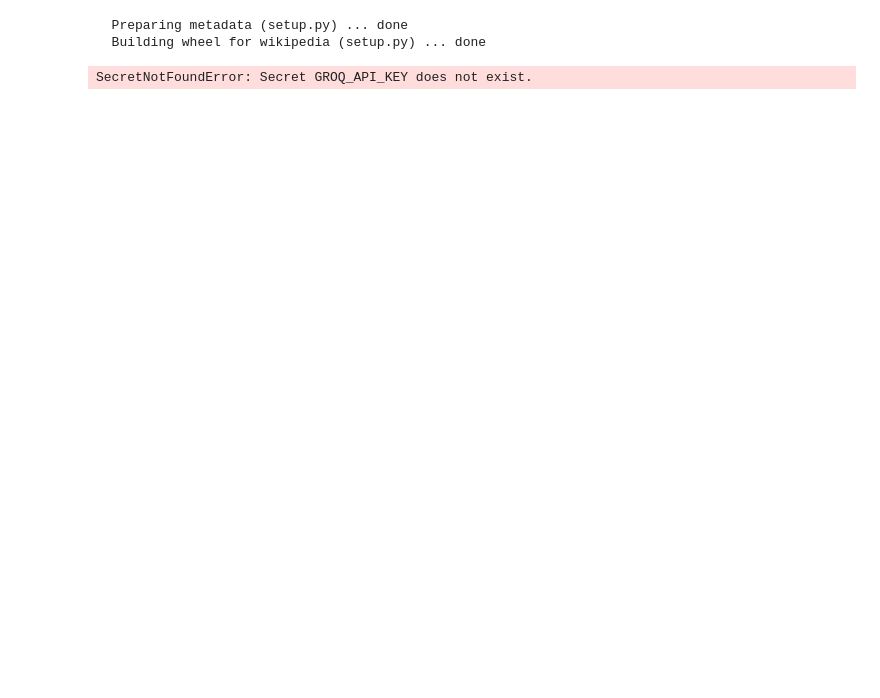
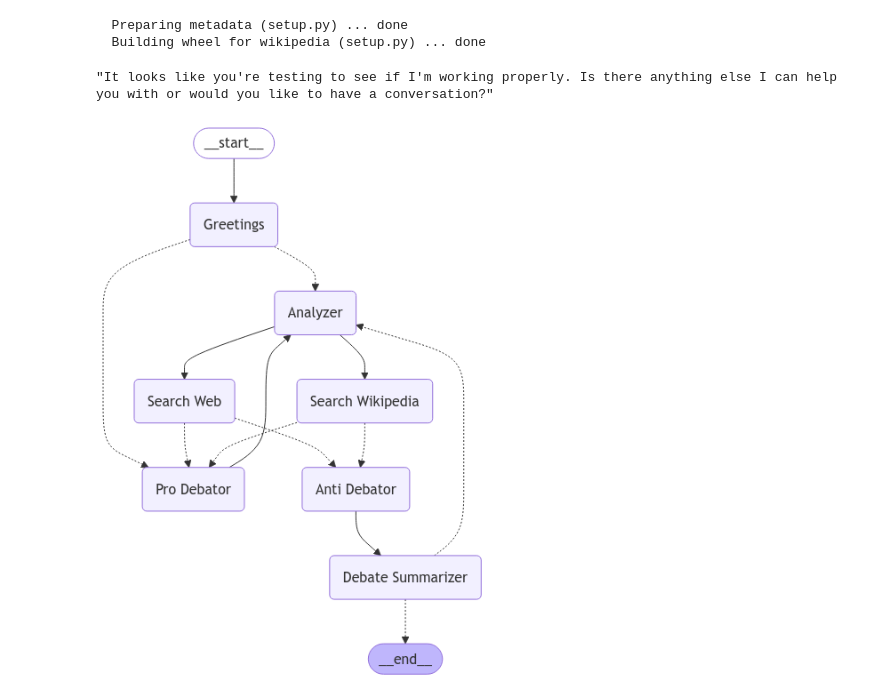
Before and after one commit to mmaazkhanhere/langgraph-projects, a Jupyter notebook: debate_agent.ipynb, the cells around one changed output. Cells and saved outputs as stored; diff of their text form; code cells hidden in the pictures; blank space fills up the shorter version.

Commit message:
updated debate agent and improved prompts

```diff
--- a/debate_agent.ipynb
+++ b/debate_agent.ipynb
@@ -44,7 +46,7 @@ from langgraph.graph.message import add_messages
 api_key = userdata.get("GROQ_API_KEY")
 
 model = ChatGroq(
-    model="llama-3.2-1b-preview",
+    model="llama-3.1-70b-versatile",
     verbose=True,
     temperature=0.5,
     api_key=api_key
@@ -52,5 +54,5 @@ model = ChatGroq(
 
 model.invoke('TEST').content
 # %% [output]
-SecretNotFoundError: Secret GROQ_API_KEY does not exist.
+"It looks like you're testing to see if I'm working properly. Is there anything else I can help you with or would you like to have a conversation?"
 # %%
@@ -385,7 +433,6 @@ def debate_summarizer_node(state: State):
             * Provide a clear and objective overview of the debate.
             * Avoid including irrelevant details or repetitive information.
             * Ensure that the summary is easy to understand and informative.
-            * The summary should be approximately 1.
             **Pro Debator:**
             {pro_debator_response}
             **Anti Debator:**
@@ -393,7 +440,7 @@ def debate_summarizer_node(state: State):
           """
   system_message = prompt.format(
                       pro_debator=pro_debator,
-                      pro_debator_response=anti_debator_response,
+                      pro_debator_response=pro_debator_response,
                       anti_debator=anti_debator,
                       anti_debator_response=anti_debator_response,
                     )
@@ -403,30 +450,32 @@ def debate_summarizer_node(state: State):
 # %%
 builder = StateGraph(State)
 
 # Add nodes
 builder.add_node("Greetings", greeting_node)
 builder.add_node("Pro Debator", pro_debator_node)
 builder.add_node("Analyzer", analyzer_node)
 builder.add_node("Search Web", search_web)
 builder.add_node("Search Wikipedia", search_wikipedia)
 builder.add_node("Anti Debator", anti_debator_node)
 builder.add_node("Debate Summarizer", debate_summarizer_node)
 
 # Add edges
 builder.add_edge(START, "Greetings")
 builder.add_conditional_edges("Greetings", router, ['Analyzer', 'Pro Debator'])
 builder.add_edge("Analyzer", "Search Web")
 builder.add_edge("Analyzer", "Search Wikipedia")
 builder.add_conditional_edges("Search Web", analyzer_router, ["Pro Debator", "Anti Debator"])
 builder.add_conditional_edges("Search Wikipedia", analyzer_router, ["Pro Debator", "Anti Debator"])
 builder.add_edge("Pro Debator", "Analyzer")
 builder.add_edge("Anti Debator", "Debate Summarizer")
-builder.add_edge("Debate Summarizer", END)
+builder.add_conditional_edges("Debate Summarizer", iteration_router, ['Analyzer', END])
 
 # Compile the graph
 debator = builder.compile(checkpointer=memory).with_config(run_name="Create podcast")
 
 # Display the graph
 display(Image(debator.get_graph().draw_mermaid_png()))
+# %% [output]
+[figure, added]
 # %%
 state = {
```
Also changed, not shown: parts of 13 cells of this notebook.
